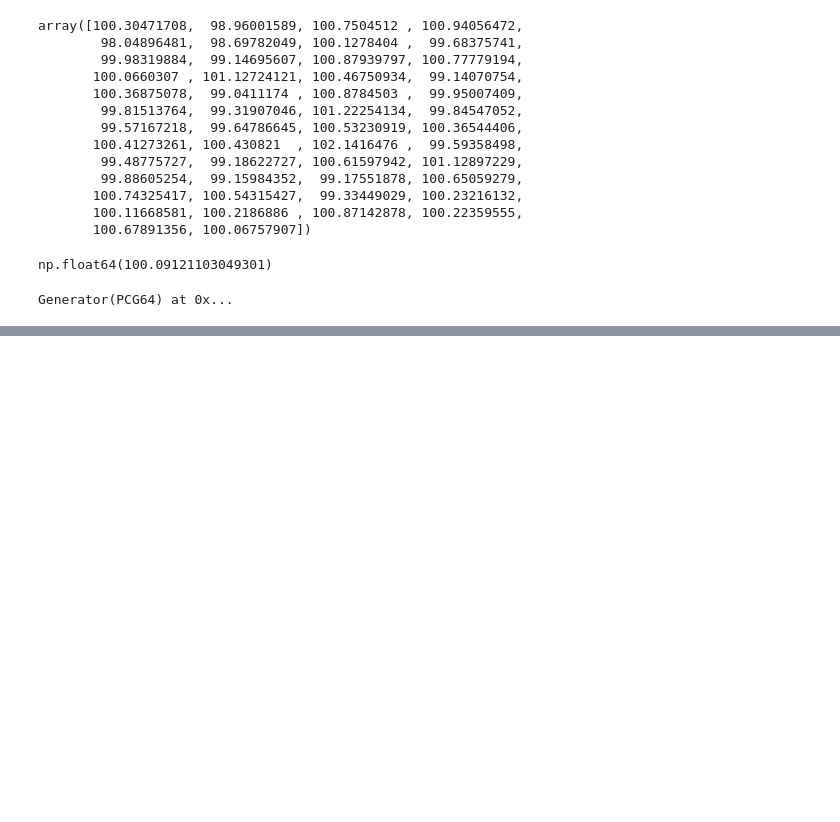
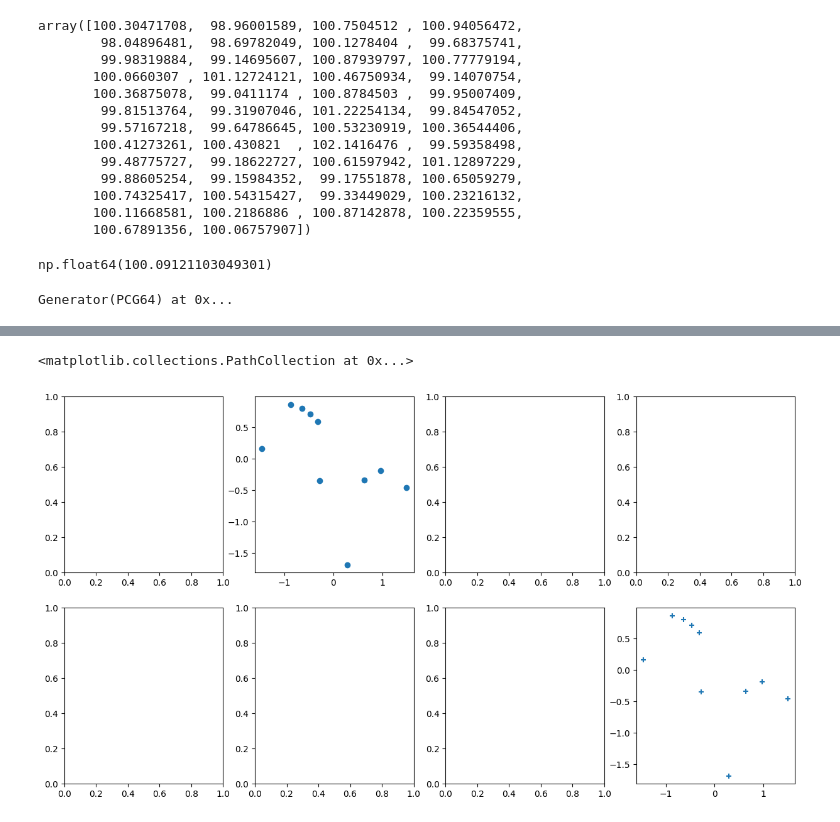
Before and after one commit to venkateshbollineni/ISLP, a Jupyter notebook: Statistical Learning/statistical_learning.ipynb, the cells around one changed output, grey strips where cells are left out. Cells and saved outputs as stored; diff of their text form; code cells hidden in the pictures; blank space fills up the shorter version.

```diff
--- a/Statistical Learning/statistical_learning.ipynb
+++ b/Statistical Learning/statistical_learning.ipynb
@@ -51,0 +77,8 @@ array([ 0.70506198, -0.04918086,  0.47396968, -0.05862219,  0.51813523,
+# %%
+fig, axes = subplots(nrows = 2, ncols= 4, figsize = (15,8))
+# fig
+axes[0,1].plot(x, y , 'o')
+axes[1,3].scatter(x, y, marker = '+')
+# %% [output]
+<matplotlib.collections.PathCollection at 0x...>
+[figure, added]
```
Also changed, not shown: parts of 10 cells of this notebook, 1 other file.
